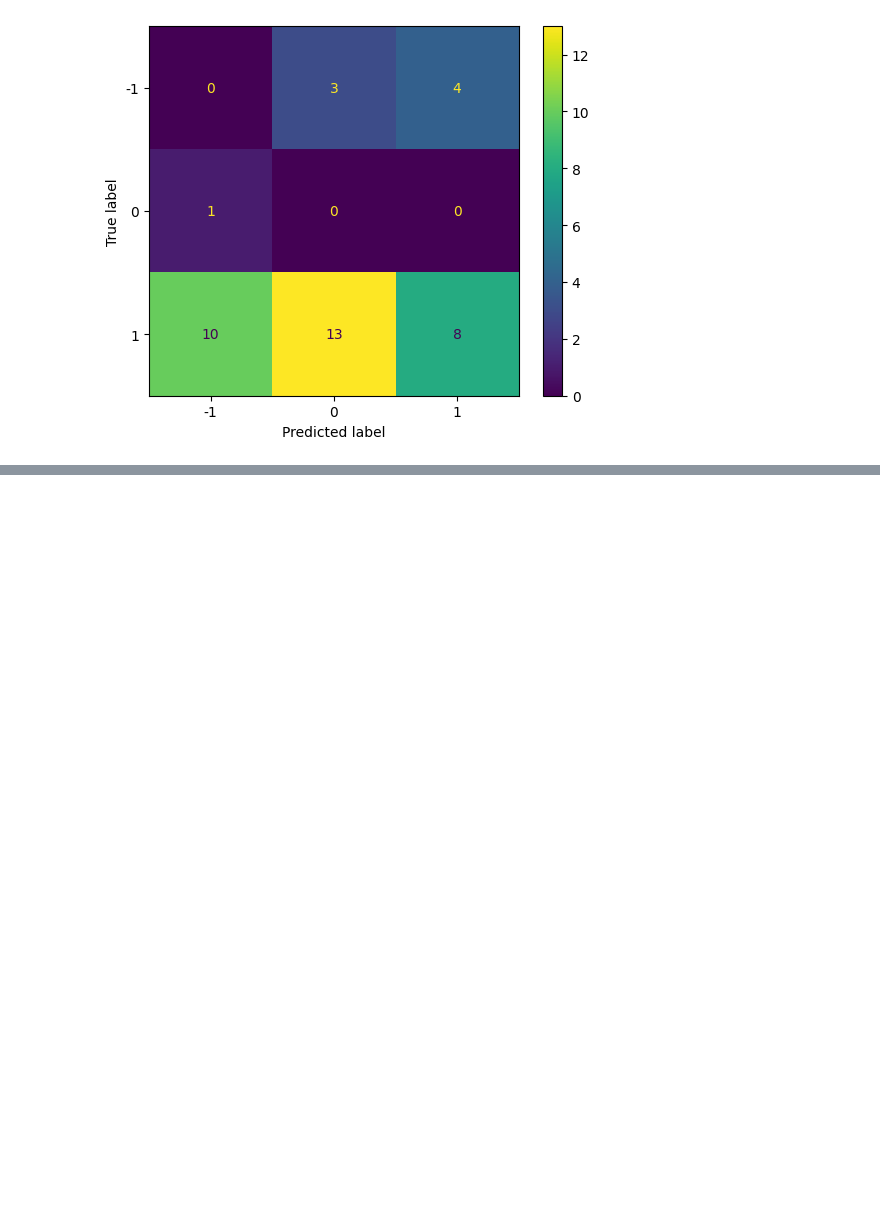
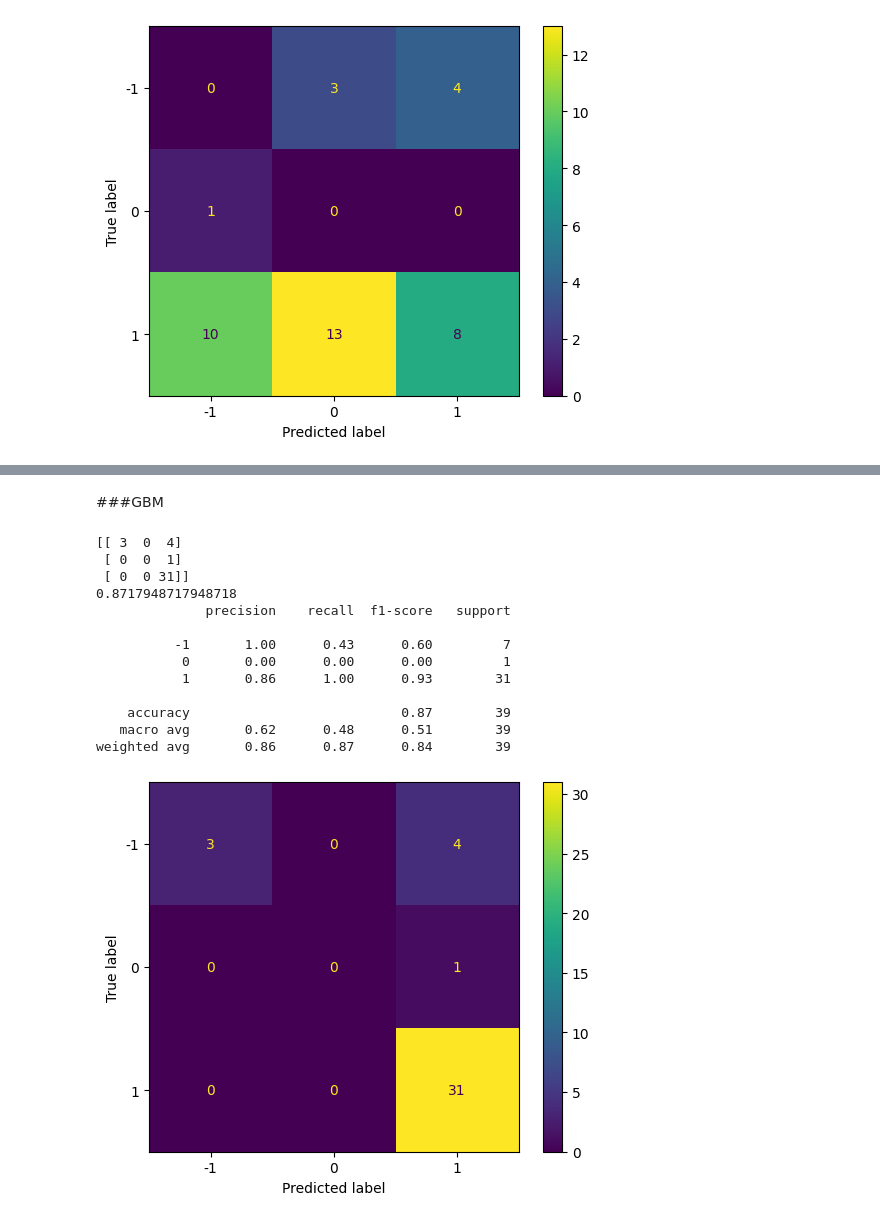
Before and after one commit to rupaksalekin2018/nlp-text-classification, a Jupyter notebook: Comment SA_2.ipynb, the cells around one changed output, grey strips where cells are left out. Cells and saved outputs as stored; diff of their text form; code cells hidden in the pictures; blank space fills up the shorter version.

```diff
--- a/Comment SA_2.ipynb
+++ b/Comment SA_2.ipynb
@@ -425,0 +520,42 @@ weighted avg       0.53      0.21      0.30        39
+# %% [markdown]
+###GBM
+# %%
+from sklearn.ensemble import GradientBoostingClassifier
+from sklearn.metrics import confusion_matrix, accuracy_score, classification_report, ConfusionMatrixDisplay
+import matplotlib.pyplot as plt
+
+# Assuming Xtrain_tf, Ytrain, Xtest_tf, Ytest are already defined
+
+# Create and train Gradient Boosting classifier
+gbm_classifier = GradientBoostingClassifier(n_estimators=100, random_state=0)
+gbm_classifier.fit(Xtrain_tf, Ytrain)
+
+# Make predictions
+y_pred_gbm = gbm_classifier.predict(Xtest_tf)
+
+# Print evaluation metrics
+print(confusion_matrix(Ytest, y_pred_gbm))
+print(accuracy_score(Ytest, y_pred_gbm))
+print(classification_report(Ytest, y_pred_gbm))
+
+# Plot confusion matrix
+cm_gbm = confusion_matrix(Ytest, y_pred_gbm, labels=gbm_classifier.classes_)
+disp_gbm = ConfusionMatrixDisplay(confusion_matrix=cm_gbm,
+                                  display_labels=gbm_classifier.classes_)
+disp_gbm.plot()
+plt.show()
+# %% [output]
+[[ 3  0  4]
+ [ 0  0  1]
+ [ 0  0 31]]
+0.8717948717948718
+              precision    recall  f1-score   support
+
+          -1       1.00      0.43      0.60         7
+           0       0.00      0.00      0.00         1
+           1       0.86      1.00      0.93        31
+
+    accuracy                           0.87        39
+   macro avg       0.62      0.48      0.51        39
+weighted avg       0.86      0.87      0.84        39
+[figure, added]
```
Also changed, not shown: parts of 9 cells of this notebook.
